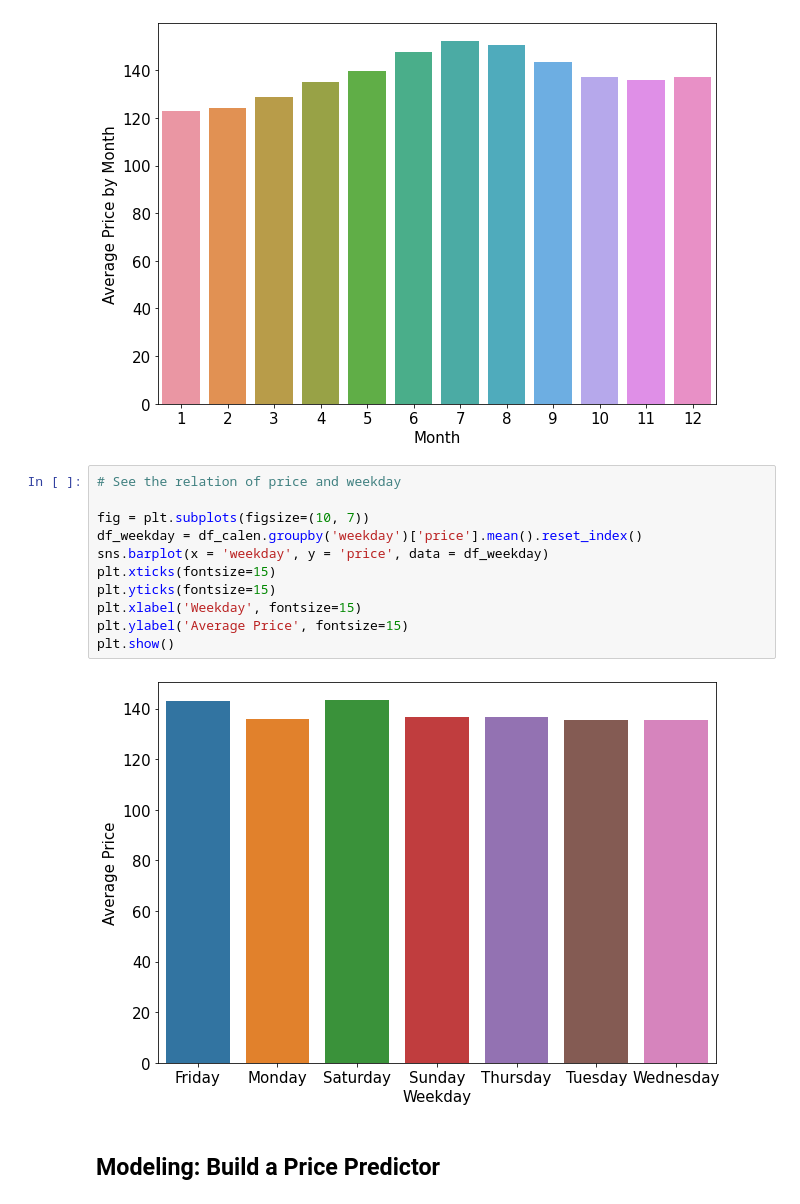
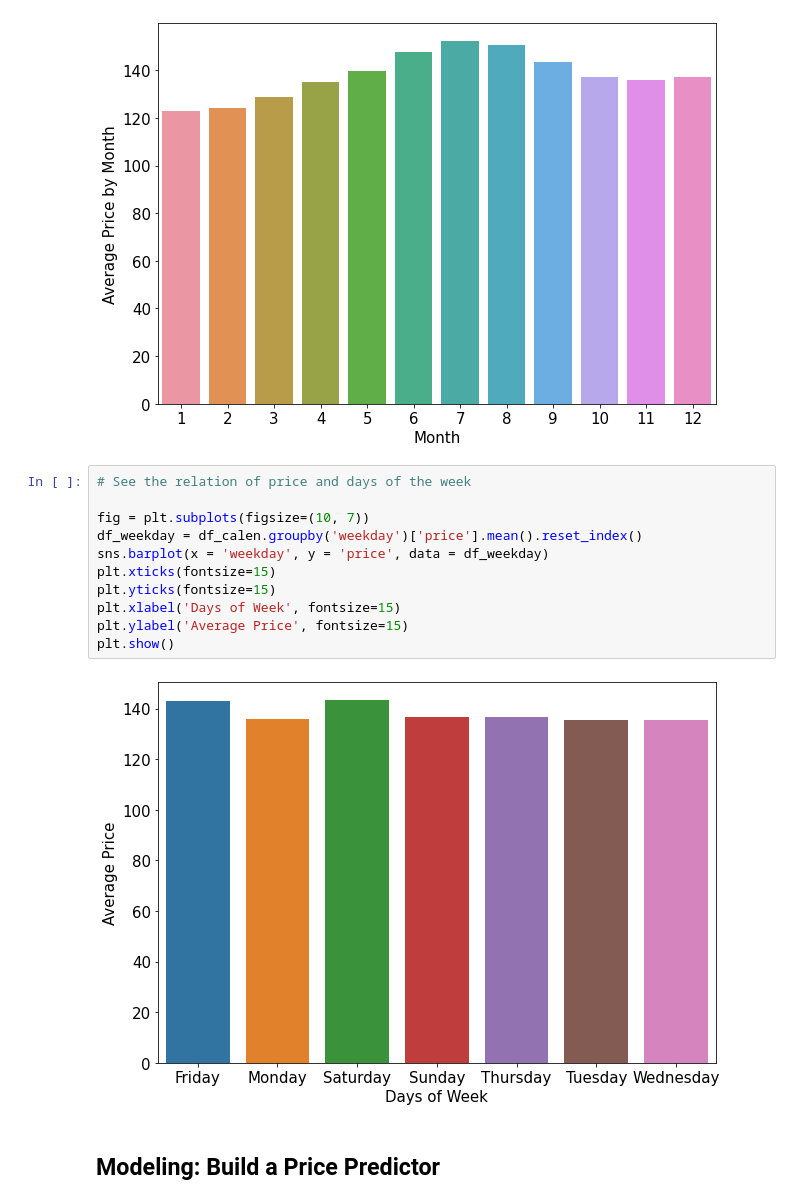
Before and after one commit to dongzhang84/Udacity-DS-nanodegree, a Jupyter notebook: Project_1/Seattle_Airbnb.ipynb, the cells around one changed output. Cells and saved outputs as stored; diff of their text form.

```diff
--- a/Project_1/Seattle_Airbnb.ipynb
+++ b/Project_1/Seattle_Airbnb.ipynb
@@ -173,18 +173,18 @@ plt.show()
 # %% [output]
 [figure]
 # %%
-# See the relation of price and weekday
+# See the relation of price and days of the week
 
 fig = plt.subplots(figsize=(10, 7))
 df_weekday = df_calen.groupby('weekday')['price'].mean().reset_index()
 sns.barplot(x = 'weekday', y = 'price', data = df_weekday)
 plt.xticks(fontsize=15)
 plt.yticks(fontsize=15)
-plt.xlabel('Weekday', fontsize=15)
+plt.xlabel('Days of Week', fontsize=15)
 plt.ylabel('Average Price', fontsize=15)
 plt.show()
 # %% [output]
-[figure, old version]
+[figure, new version]
 # %% [markdown]
 ## Modeling: Build a Price Predictor
 # %%
```
Also changed, not shown: parts of 7 cells of this notebook.
